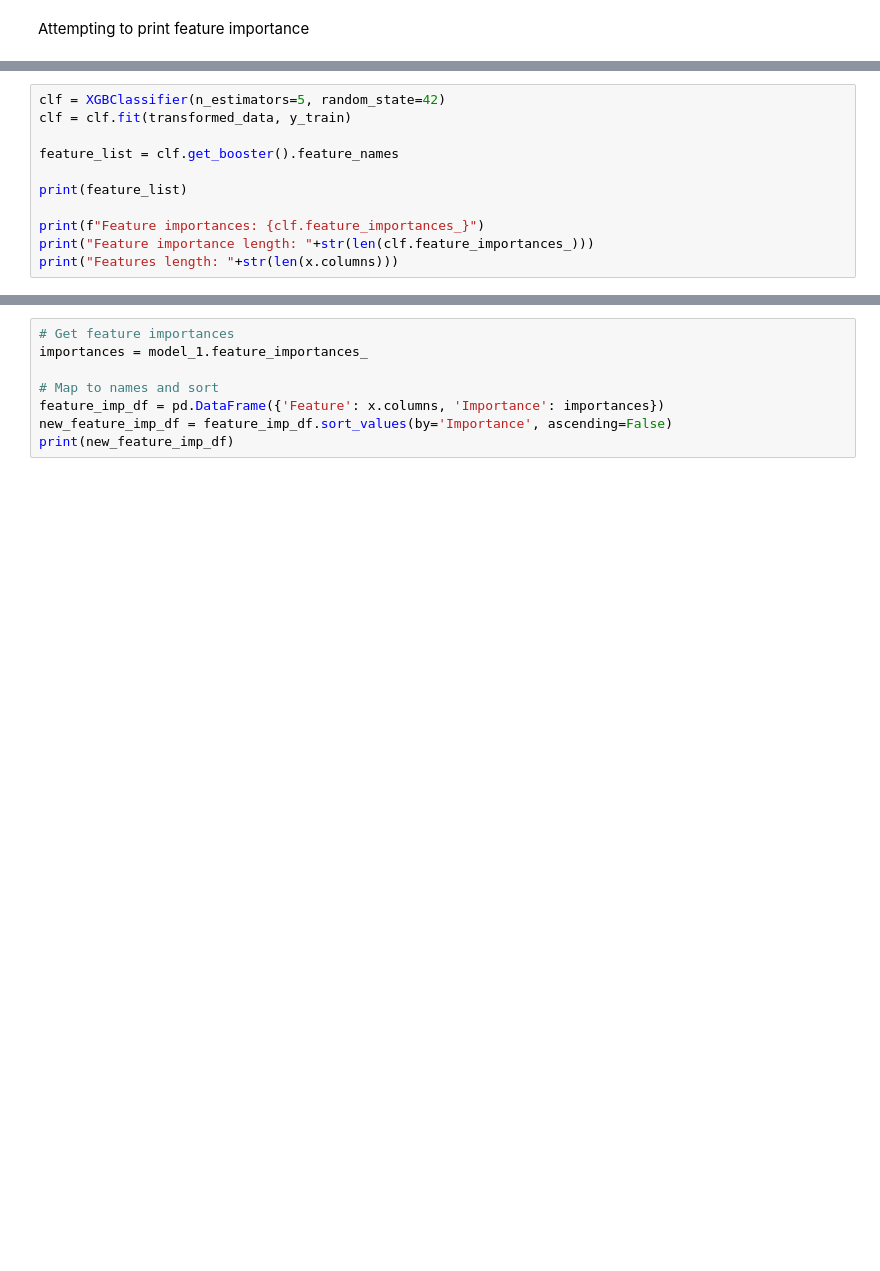
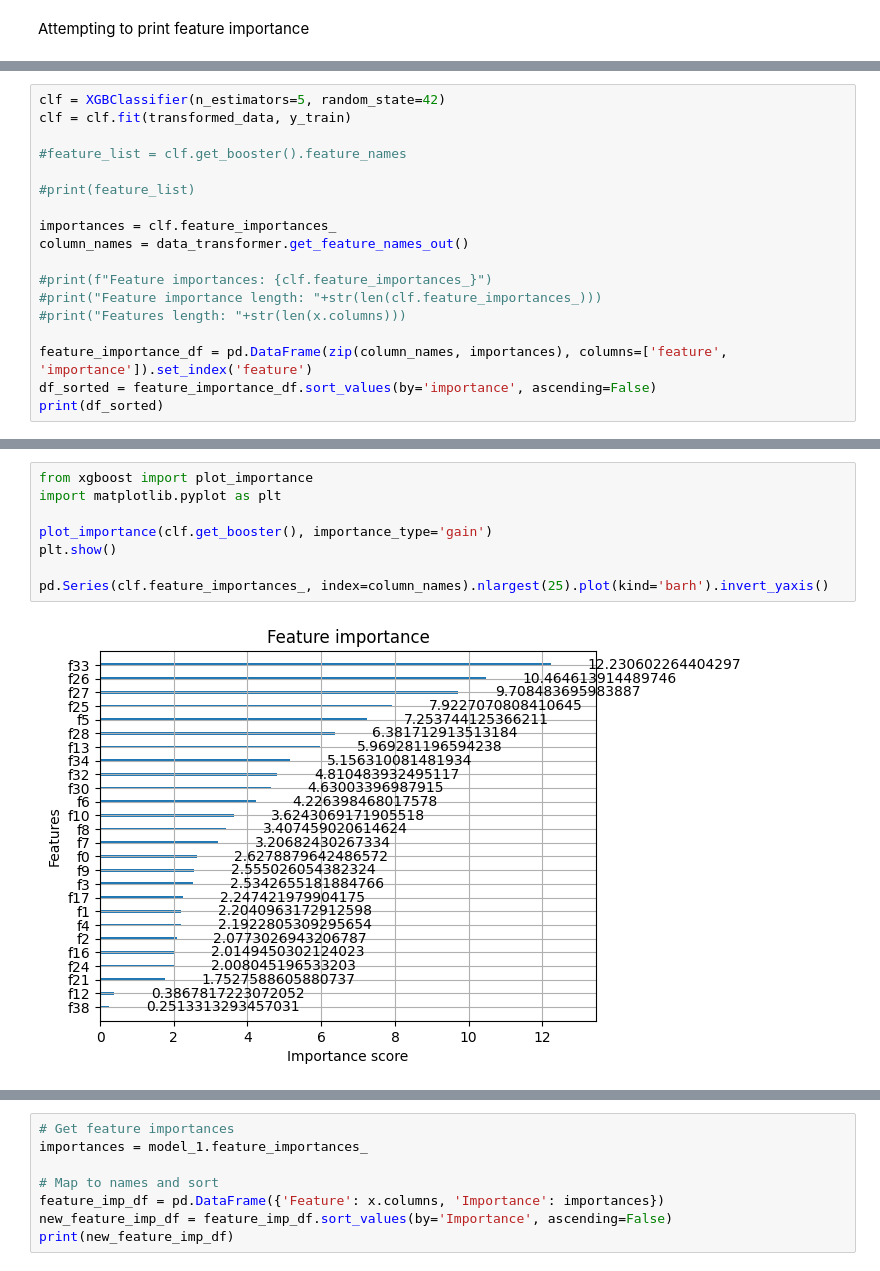
Before and after one commit to celery-sickles/jris, a Jupyter notebook: rf_code/xgb.ipynb, the cells around one changed output, grey strips where cells are left out. Cells and saved outputs as stored; diff of their text form; blank space fills up the shorter version.

```diff
--- a/rf_code/xgb.ipynb
+++ b/rf_code/xgb.ipynb
@@ -170,11 +205,18 @@ TypeError: 'NoneType' object is not iterable
 clf = XGBClassifier(n_estimators=5, random_state=42)
 clf = clf.fit(transformed_data, y_train)
 
-feature_list = clf.get_booster().feature_names
+#feature_list = clf.get_booster().feature_names
 
-print(feature_list)
+#print(feature_list)
 
-print(f"Feature importances: {clf.feature_importances_}")
-print("Feature importance length: "+str(len(clf.feature_importances_)))
-print("Features length: "+str(len(x.columns)))
+importances = clf.feature_importances_
+column_names = data_transformer.get_feature_names_out()
+
+#print(f"Feature importances: {clf.feature_importances_}")
+#print("Feature importance length: "+str(len(clf.feature_importances_)))
+#print("Features length: "+str(len(x.columns)))
+
+feature_importance_df = pd.DataFrame(zip(column_names, importances), columns=['feature', 'importance']).set_index('feature')
+df_sorted = feature_importance_df.sort_values(by='importance', ascending=False)
+print(df_sorted)
 # %% [output]
@@ -190,0 +240,10 @@ Features length: 15
+# %%
+from xgboost import plot_importance
+import matplotlib.pyplot as plt
+
+plot_importance(clf.get_booster(), importance_type='gain')
+plt.show()
+
+pd.Series(clf.feature_importances_, index=column_names).nlargest(25).plot(kind='barh').invert_yaxis()
+# %% [output]
+[figure, added]
```
Also changed, not shown: parts of 6 cells of this notebook, 1 other file.
